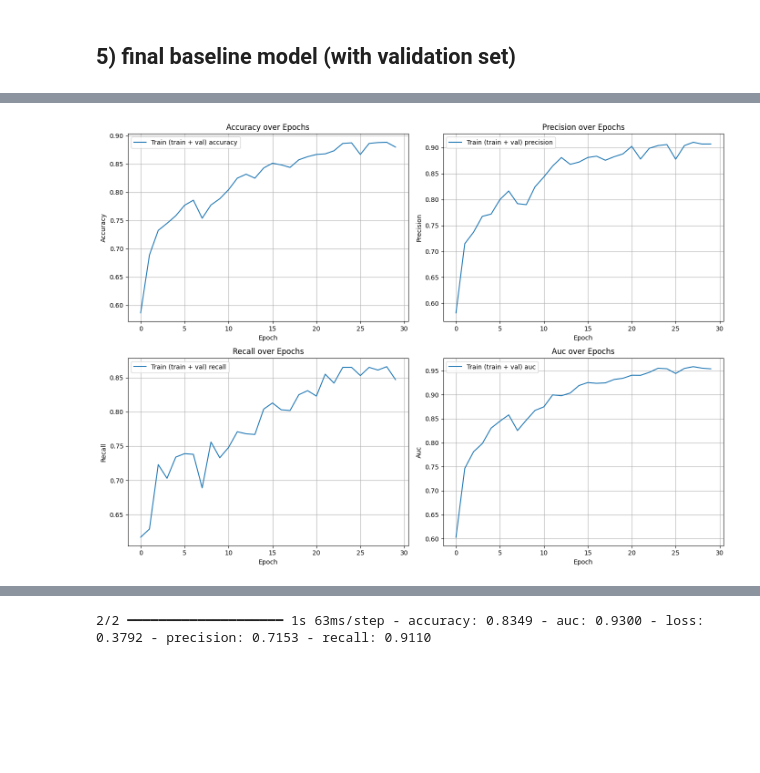
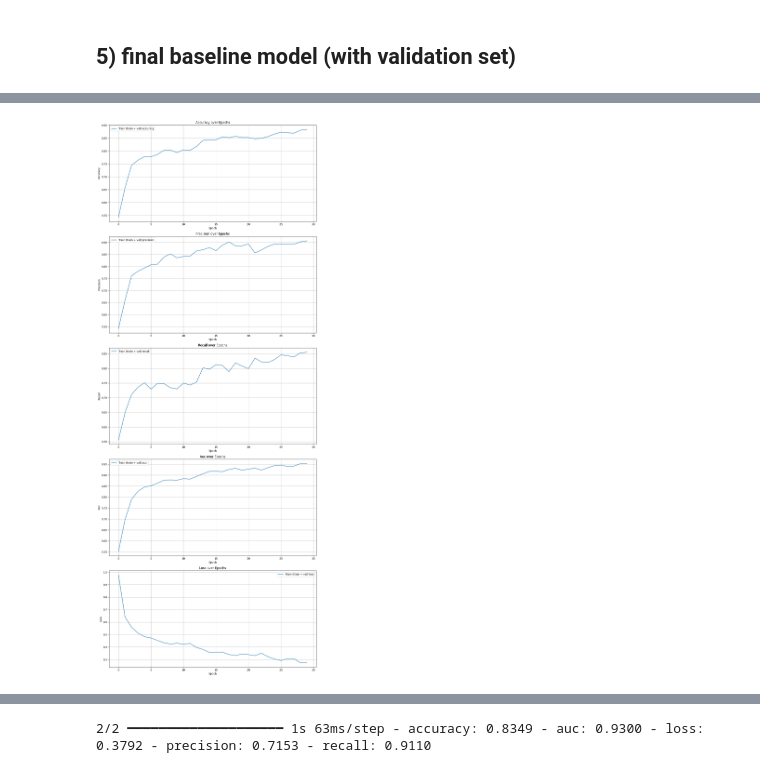
Before and after one commit to rogoemin/projectAI, a Jupyter notebook: baseline(2) - Copy.ipynb, the cells around one changed output, grey strips where cells are left out. Saved outputs shown, nothing was run; the diff lists cells and outputs as text; code cells hidden in the pictures; blank space fills up the shorter version.

```diff
--- a/baseline(2) - Copy.ipynb
+++ b/baseline(2) - Copy.ipynb
@@ -117,7 +117,7 @@ plot_images(first_batch_images[:5], first_batch_labels[:5])
 flip =  RandomFlip("horizontal")
 rotate = RandomRotation(factor=(-1/24, 1/24))  # of korter: factor=1/12
 zoom = RandomZoom(height_factor=0.1, width_factor=0.1)
-zoom = RandomZoom(0.1)
+translate =  RandomTranslation(height_factor=0.10, width_factor=0.10)
 augment = Sequential((flip, rotate, translate, zoom))
 plot_images(map(augment, first_batch_images[:5]),first_batch_labels[:5])
 #zou gwn in verslag zetten ja begonnen met die flow_flow from directory dan die ufora melding daarom dit hier implementeren en niet echt gebruiken
@@ -144,7 +144,7 @@ model = Sequential([
     Dense(1, activation='sigmoid')
 ])
 # %%
-model.compile(optimizer='adam', loss=tf.keras.losses.BinaryCrossentropy(), metrics=['accuracy'])
+model.compile(optimizer='adam', loss=tf.keras.losses.BinaryCrossentropy(), metrics=metrics)
 # %%
 model.summary()
 # %% [output]
@@ -404,19 +439,21 @@ Epoch 30/30
 # %%
 # List of metrics to plot
-metrics_to_plot = ['accuracy', 'precision', 'recall', 'auc']
+metrics_to_plot = ['accuracy', 'precision', 'recall', 'auc', 'loss']
 
-plt.figure(figsize=(14, 10))
+plt.figure(figsize=(12, 30))
 
 for i, metric in enumerate(metrics_to_plot):
-    plt.subplot(2, 2, i + 1)
+    plt.subplot(5, 1, i + 1)
     plt.plot(history_final.history[metric], label=f'Train (train + val) {metric}')
     plt.title(f'{metric.capitalize()} over Epochs')
     plt.xlabel('Epoch')
     plt.ylabel(metric.capitalize())
     plt.legend()
     plt.grid(True)
 
+
 plt.tight_layout()
+plt.savefig('retrained_training_metrics.png')
 plt.show()
 # %% [output]
-[figure, old version]
+[figure, new version]
```
Also changed, not shown: parts of 10 cells of this notebook.
